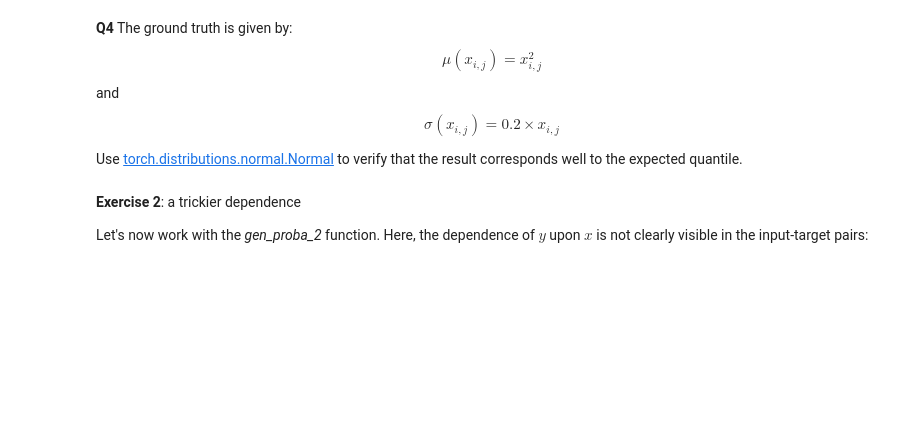
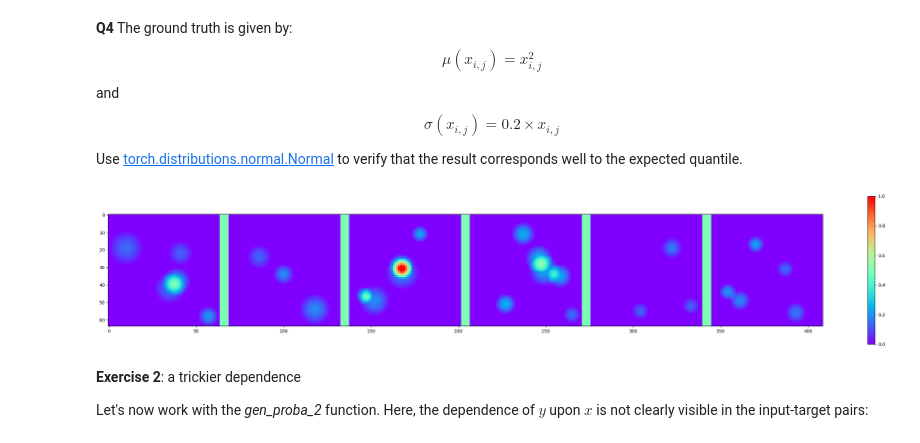
Before and after one commit to jramassa/ml-student, a Jupyter notebook: TP5/TP5_part1.ipynb, the cells around one changed output. Saved outputs shown, nothing was run; the diff lists cells and outputs as text; code cells hidden in the pictures; blank space fills up the shorter version.

```diff
--- a/TP5/TP5_part1.ipynb
+++ b/TP5/TP5_part1.ipynb
@@ -112,6 +211,14 @@ and
 $$ \sigma(x_{i,j}) = 0.2 \times x_{i,j} $$
 
 Use [torch.distributions.normal.Normal](https://pytorch.org/docs/stable/distributions.html) to verify that the result corresponds well to the expected quantile.
+# %%
+input = input.cpu()
+m = torch.distributions.normal.Normal(input**2, 0.2 * input + 0.000001, validate_args = None)
+quantile = m.icdf(0 * input + 0.9)
+fig3 = plt.figure(3, figsize=(36,6))
+voir_batch2D(quantile, 6, fig3, k = 0, min_scale = 0, max_scale = 1)
+# %% [output]
+[figure, added]
 # %% [markdown]
 **Exercise 2**: a trickier dependence
 
```
Also changed, not shown: parts of 12 cells of this notebook.
